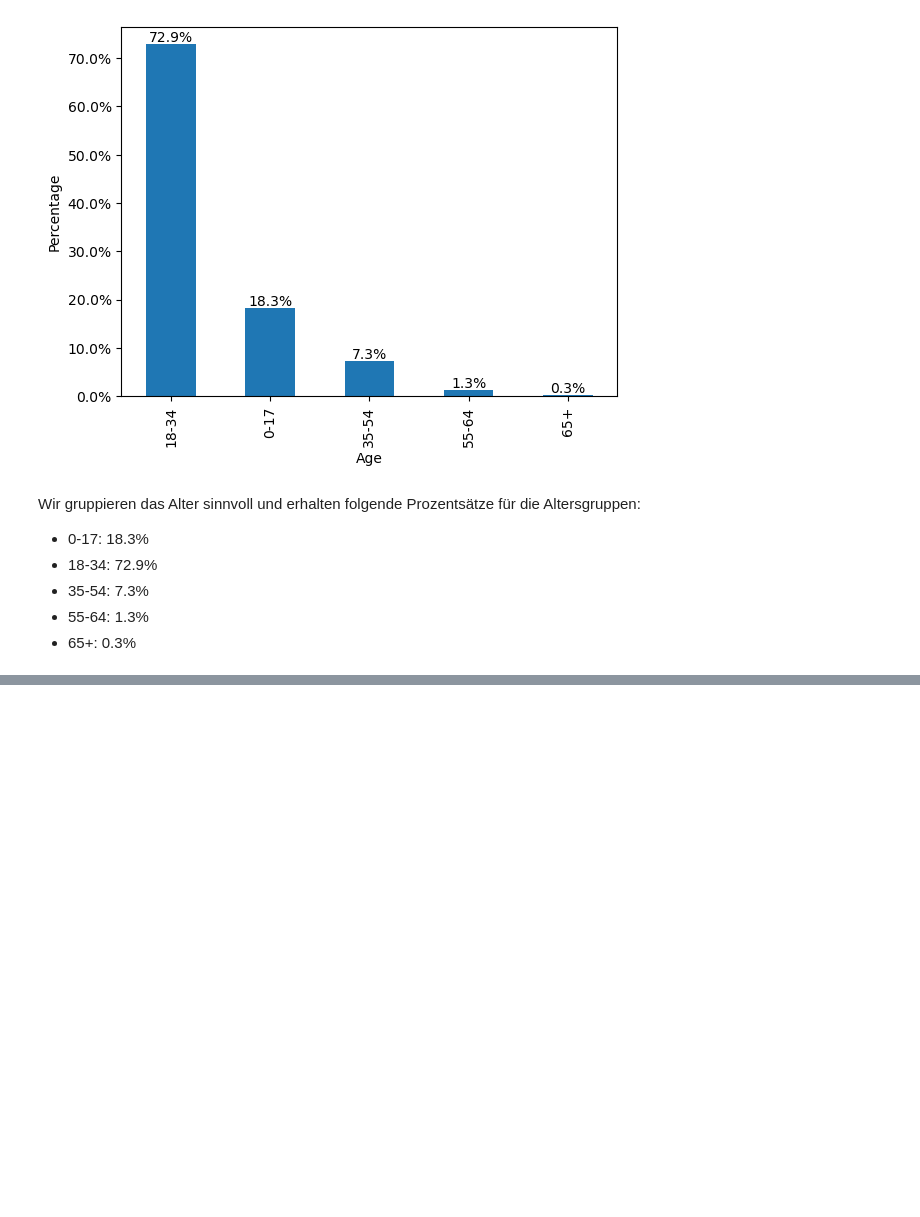
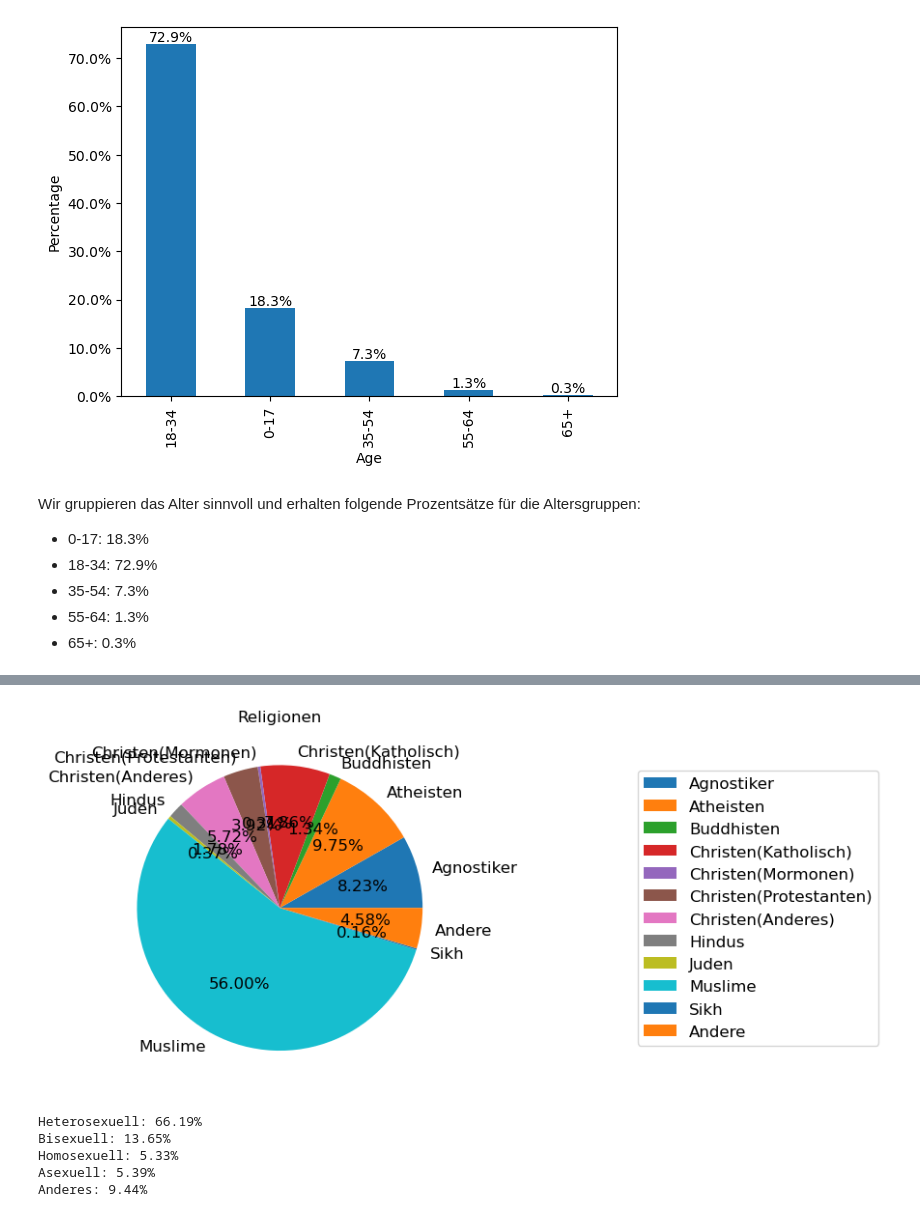
Before and after one commit to wi21b030/Mental-Health, a Jupyter notebook: Mental-Health.ipynb, the cells around one changed output, grey strips where cells are left out. Saved outputs shown, nothing was run; the diff lists cells and outputs as text; code cells hidden in the pictures; blank space fills up the shorter version.

```diff
--- a/Mental-Health.ipynb
+++ b/Mental-Health.ipynb
@@ -221,0 +255,19 @@ Wir gruppieren das Alter sinnvoll und erhalten folgende Prozentsätze für die A
+# %%
+religions = {'Agnostiker':1,'Atheisten': 2, 'Buddhisten': 3, 'Christen(Katholisch)': 4, 'Christen(Mormonen)': 5,
+             'Christen(Protestanten)': 6, 'Christen(Anderes)': 7, 'Hindus': 8, 'Juden': 9, 'Muslime': 10, 'Sikh': 11, 'Andere': 12}
+
+counts = {}
+total = 0
+
+for religion, value in religions.items():
+    count = collection.count_documents({'religion': value})
+    counts[religion] = count
+    total += count
+
+percentages = {religion: count/total*100 for religion, count in counts.items()}
+
+output = ""
+for religion, percentage in percentages.items():
+    output += "{}: {:.2f}% \n".format(religion, percentage)
+
+print(output)
@@ -221,0 +287,25 @@ Wir gruppieren das Alter sinnvoll und erhalten folgende Prozentsätze für die A
+# %%
+df = pd.DataFrame.from_dict(percentages, orient='index', columns=['Percentage'])
+plt.pie(df['Percentage'], labels=df.index, autopct='%1.2f%%', textprops={'fontsize': 12})
+plt.legend(bbox_to_anchor=(2.2,0.5), loc="center right", fontsize=12)
+plt.title('Religionen')
+plt.show()
+# %% [output]
+[figure, added]
+# %%
+orientations = {'Heterosexuell': 1, 'Bisexuell': 2, 'Homosexuell': 3, 'Asexuell': 4, 'Anderes': 5}
+
+counts = {orientation: collection.count_documents({'orientation': orientation_code}) for orientation, orientation_code in orientations.items()}
+
+total = sum(counts.values())
+
+percentages = {orientation: count / total * 100 for orientation, count in counts.items()}
+
+for orientation, percent in percentages.items():
+    print("{}: {:.2f}%".format(orientation, percent))
+# %% [output]
+Heterosexuell: 66.19%
+Bisexuell: 13.65%
+Homosexuell: 5.33%
+Asexuell: 5.39%
+Anderes: 9.44%
```
Also changed, not shown: parts of 6 cells of this notebook.
